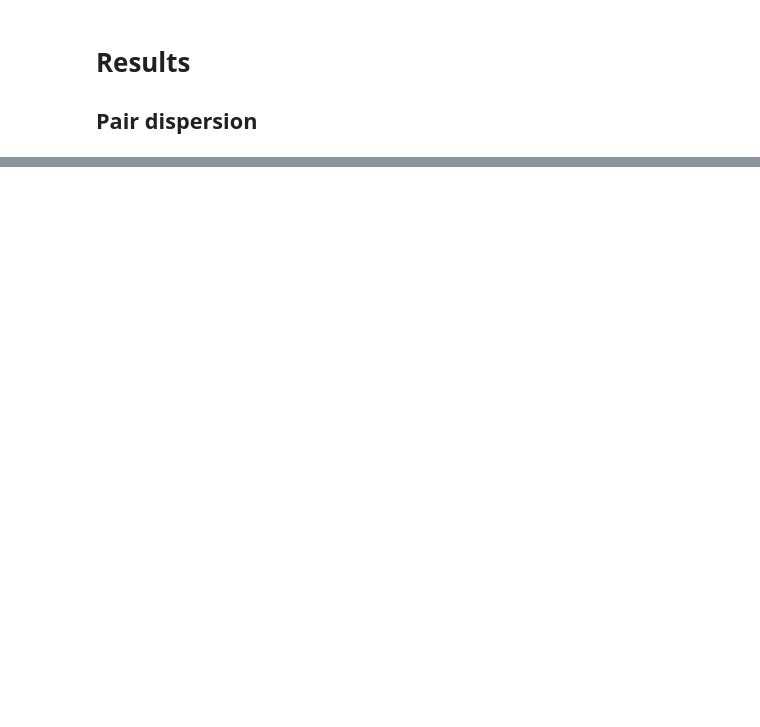
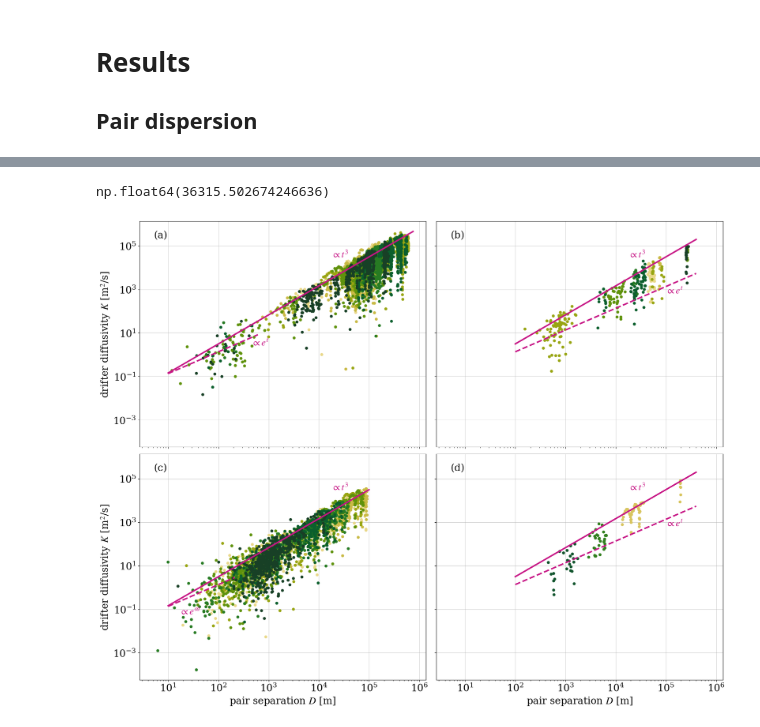
Before and after one commit to vadmbertr/otc25-final_report, a Jupyter notebook: sections/03_results.ipynb, the cells around one changed output, grey strips where cells are left out. Drawn from its saved outputs; the diff is of its cells as text; code cells hidden in the pictures; blank space fills up the shorter version.

```diff
--- a/sections/03_results.ipynb
+++ b/sections/03_results.ipynb
@@ -195,0 +215,80 @@ plt.show()
+# %%
+np.sqrt(d_law_exponential_1[-1])
+# %% [output]
+np.float64(36315.502674246636)
+# %%
+# Create second figure for diffusivity (2x2 grid)
+fig2, axes2 = plt.subplots(2, 2, sharex=True, sharey=True, figsize=(18, 14))
+axes2 = axes2.flatten()
+
+for idx, (Ds, Ks, mask_pair, ts, interpolated_trajs) in enumerate(datasets):
+    ax = axes2[idx]
+    N = len(interpolated_trajs)
+    N_pairs = int(N*(N-2)/2)
+
+    # Diffusivity vs pair separation
+    for i in range(N_pairs):
+        ax.plot(Ds[i], Ks[i], c=cmap((i+1)/(N_pairs+1)), marker='o',
+               markersize=5, linestyle='', label=str(i))
+
+    if idx==0:
+        # Frist deployment
+        d_k_exponential_1 = np.arange(10, np.sqrt(np.exp(t_exponential_1[-1])),100)
+        ax.plot(d_k_exponential_1, d_k_exponential_1/np.exp(4.3), '--', c = 'mediumvioletred', linewidth=3)
+
+        d_k_richardson_1 = np.arange(10, 0.75*10e5, 100)
+        ax.plot(d_k_richardson_1, d_k_richardson_1**(4/3)/np.exp(5), '-', c = 'mediumvioletred', linewidth=3)
+
+        ax.text(0.39, 0.45, '$\propto e^t$', fontsize=20, transform=ax.transAxes, c= 'mediumvioletred')
+        ax.text(0.67, 0.84, '$\propto t^3$', fontsize=20, transform=ax.transAxes, c= 'mediumvioletred')
+
+    if idx==1:
+        # Second deployment
+        d_k_2 = np.arange(100, 4*10e4,100)
+        ax.plot(d_k_2, d_k_2/np.exp(4.3), '--', c = 'mediumvioletred', linewidth=3)
+
+        ax.plot(d_k_2, d_k_2**(4/3)/np.exp(5), '-', c = 'mediumvioletred', linewidth=3)
+
+        ax.text(0.8, 0.68, '$\propto e^t$', fontsize=20, transform=ax.transAxes, c= 'mediumvioletred')
+        ax.text(0.67, 0.84, '$\propto t^3$', fontsize=20, transform=ax.transAxes, c= 'mediumvioletred')
+
+
+    if idx==2:
+        # Third deployment
+        d_k_exponential_3 = np.arange(10, np.sqrt(np.exp(t_exponential_3[-1]/a_3)),100)
+        ax.plot(d_k_exponential_3, d_k_exponential_3/np.exp(4.3), '--', c = 'mediumvioletred', linewidth=3)
+
+        d_k_richardson_3 = np.arange(10, 10e4, 100)
+        ax.plot(d_k_richardson_3, d_k_richardson_3**(4/3)/np.exp(5), '-', c = 'mediumvioletred', linewidth=3)
+
+        ax.text(0.14, 0.29, r'$\propto e^{ \alpha t}$', fontsize=20, transform=ax.transAxes, c= 'mediumvioletred')
+        ax.text(0.67, 0.84, '$\propto t^3$', fontsize=20, transform=ax.transAxes, c= 'mediumvioletred')
+
+    if idx==3:
+        # Fourth deployment
+        d_k_2 = np.arange(100, 4*10e4,100)
+        ax.plot(d_k_2, d_k_2/np.exp(4.3), '--', c = 'mediumvioletred', linewidth=3)
+
+        ax.plot(d_k_2, d_k_2**(4/3)/np.exp(5), '-', c = 'mediumvioletred', linewidth=3)
+
+        ax.text(0.8, 0.68, '$\propto e^t$', fontsize=20, transform=ax.transAxes, c= 'mediumvioletred')
+        ax.text(0.67, 0.84, '$\propto t^3$', fontsize=20, transform=ax.transAxes, c= 'mediumvioletred')
+
+    ax.text(0.05, 0.96, index_plot_D[idx], transform=ax.transAxes,
+            fontsize=20, va='top', ha='left')
+    ax.set_xscale("log")
+    ax.set_yscale("log")
+    ax.grid(alpha=0.6)
+
+    # Add labels to bottom row
+    if idx >= 2:
+        ax.set_xlabel('pair separation $D$ [m]')
+
+    # Add labels to left column
+    if idx % 2 == 0:
+        ax.set_ylabel('drifter diffusivity $K$ [m$^2$/s]')
+
+plt.tight_layout()
+plt.show()
+# %% [output]
+[figure, added]
```
Also changed, not shown: parts of 12 cells of this notebook, 3 other files.
